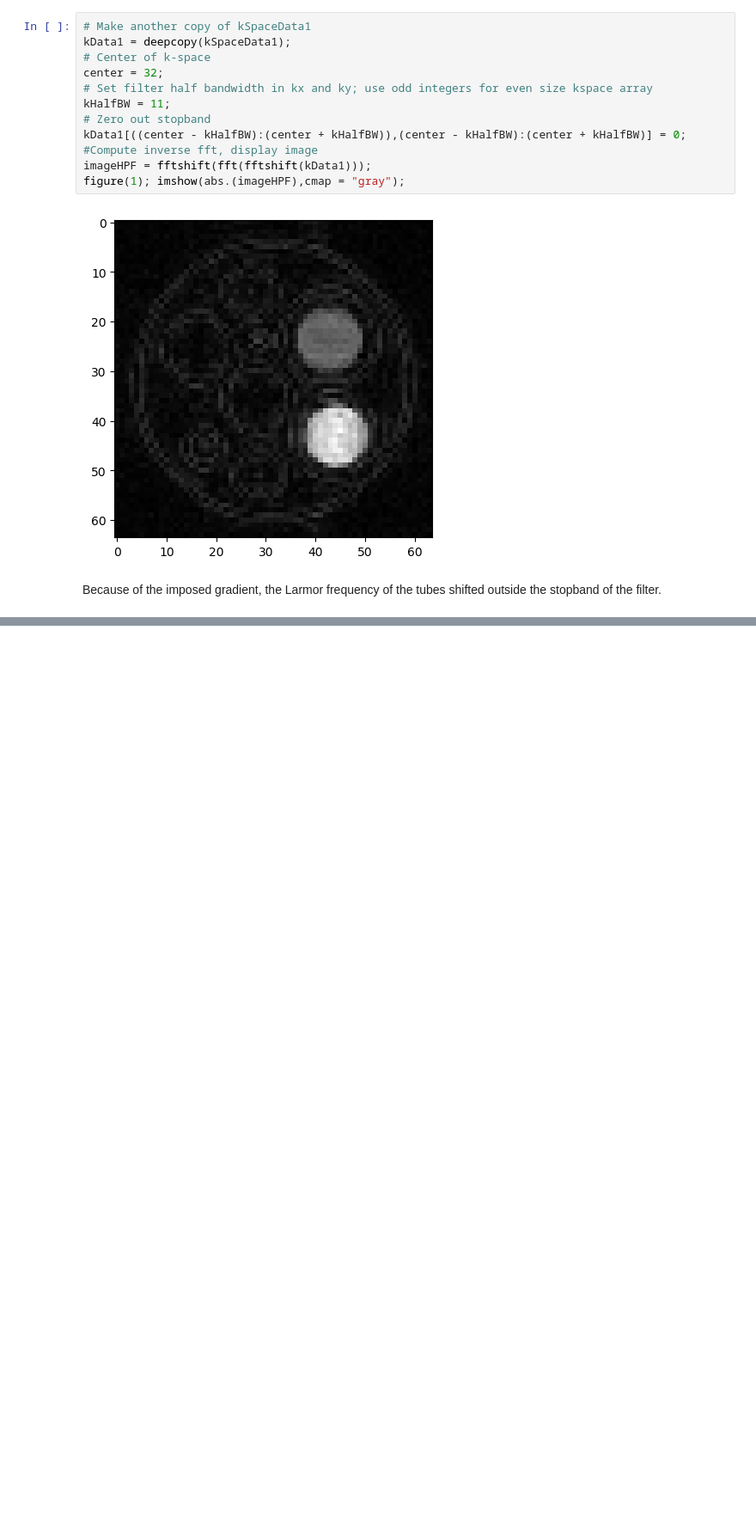
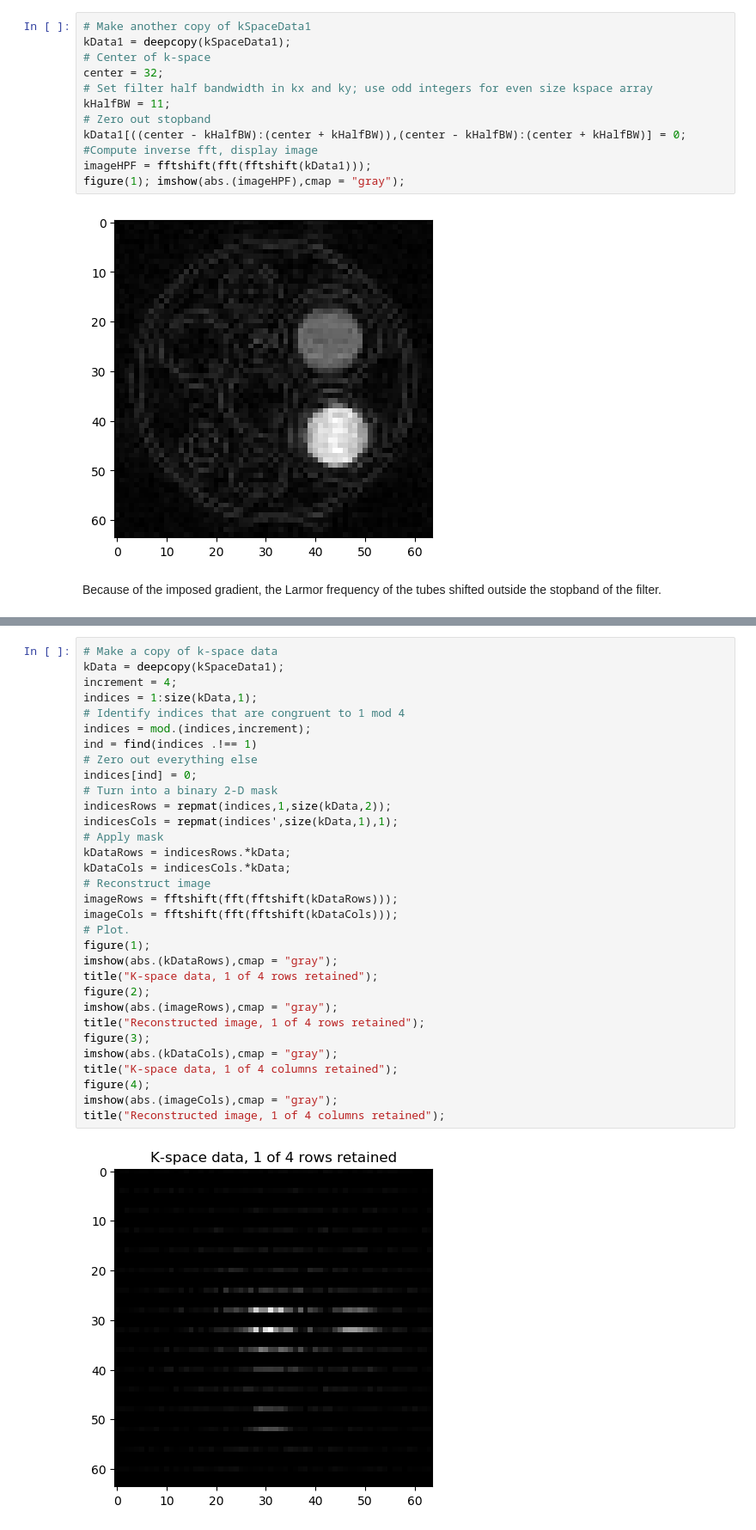
Before and after one commit to ciglehart/k_space_energy_distribution, a Jupyter notebook: interface.ipynb, the cells around one changed output, grey strips where cells are left out. Shown: that part at 86% size. Cells and saved outputs as stored; diff of their text form; blank space fills up the shorter version.

```diff
--- a/interface.ipynb
+++ b/interface.ipynb
@@ -145,0 +146,34 @@ increment = 4;
+# %%
+# Make a copy of k-space data
+kData = deepcopy(kSpaceData1);
+increment = 4;
+indices = 1:size(kData,1);
+# Identify indices that are congruent to 1 mod 4
+indices = mod.(indices,increment);
+ind = find(indices .!== 1)
+# Zero out everything else
+indices[ind] = 0;
+# Turn into a binary 2-D mask
+indicesRows = repmat(indices,1,size(kData,2));
+indicesCols = repmat(indices',size(kData,1),1);
+# Apply mask
+kDataRows = indicesRows.*kData;
+kDataCols = indicesCols.*kData;
+# Reconstruct image
+imageRows = fftshift(fft(fftshift(kDataRows)));
+imageCols = fftshift(fft(fftshift(kDataCols)));
+# Plot.
+figure(1);
+imshow(abs.(kDataRows),cmap = "gray");
+title("K-space data, 1 of 4 rows retained");
+figure(2);
+imshow(abs.(imageRows),cmap = "gray");
+title("Reconstructed image, 1 of 4 rows retained");
+figure(3);
+imshow(abs.(kDataCols),cmap = "gray");
+title("K-space data, 1 of 4 columns retained");
+figure(4);
+imshow(abs.(imageCols),cmap = "gray");
+title("Reconstructed image, 1 of 4 columns retained");
+# %% [output]
+[figure, added]
```
Also changed, not shown: parts of 10 cells of this notebook.
